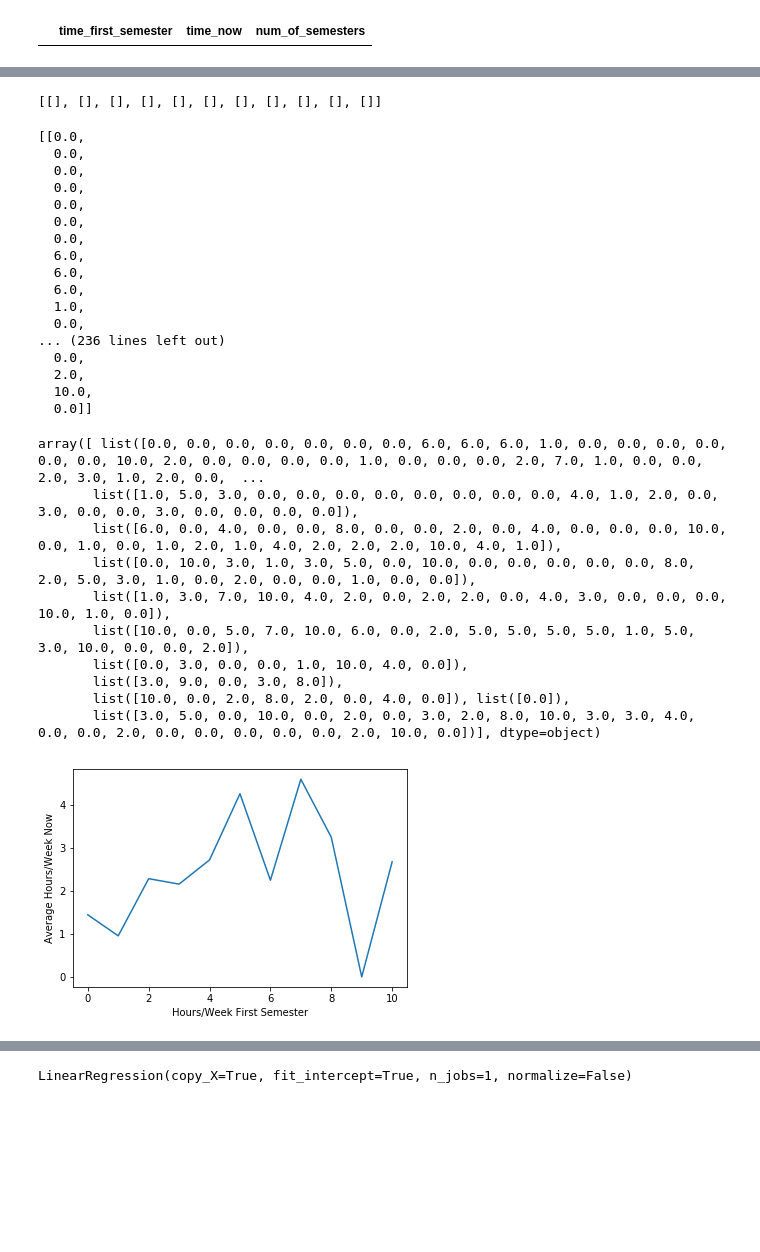
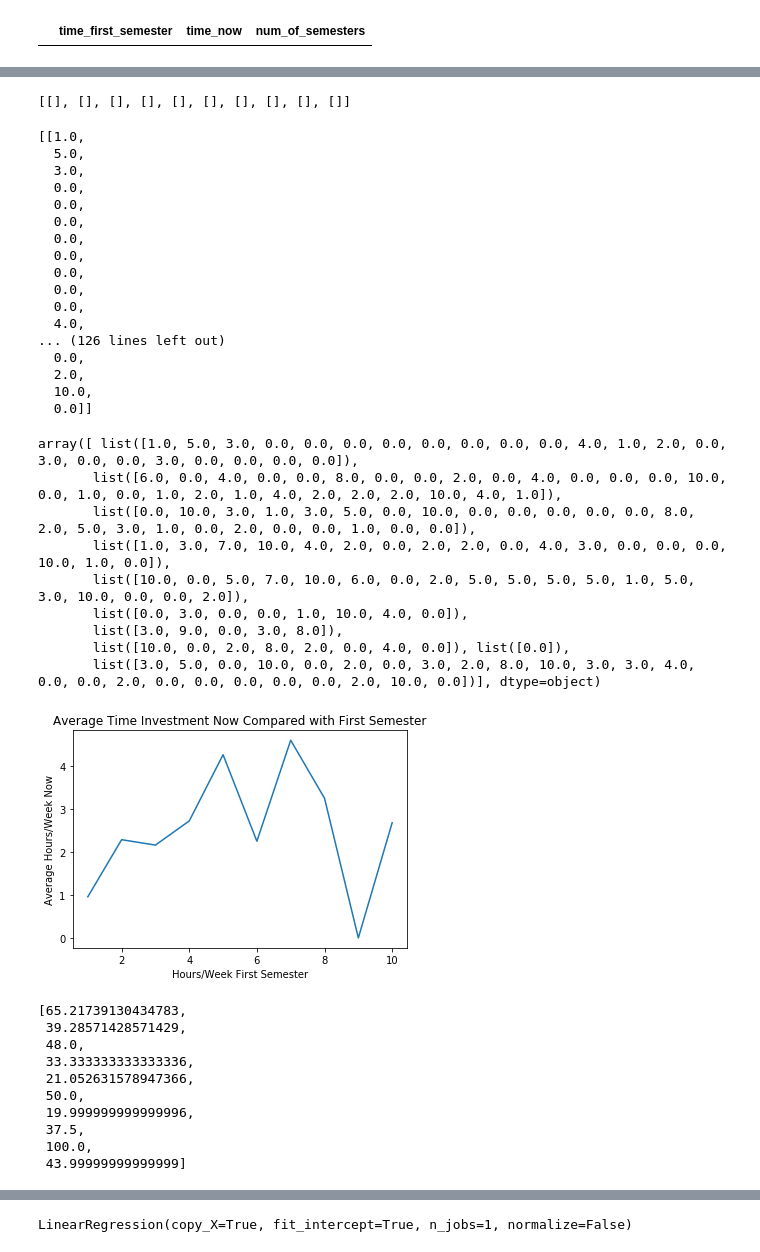
Before and after one commit to emmaling27/sgo-time-investment, a Jupyter notebook: survey_responses_analysis.ipynb, the cells around one changed output, grey strips where cells are left out. Drawn from its saved outputs; the diff is of its cells as text; code cells hidden in the pictures; blank space fills up the shorter version.

```diff
--- a/survey_responses_analysis.ipynb
+++ b/survey_responses_analysis.ipynb
@@ -91,7 +92,7 @@ plt.show()
 # %%
-time_now = [ [] for _ in range(11)]
+time_now = [ [] for _ in range(10)]
 time_now
 # %% [output]
-[[], [], [], [], [], [], [], [], [], [], []]
+[[], [], [], [], [], [], [], [], [], []]
 # %%
 for sgo in relevant_data:
@@ -99,19 +100,19 @@ for sgo in relevant_data:
 # %%
 time_now
 # %% [output]
-[[0.0,
+[[1.0,
+  5.0,
+  3.0,
   0.0,
   0.0,
   0.0,
   0.0,
   0.0,
   0.0,
-  6.0,
-  6.0,
-  6.0,
-  1.0,
   0.0,
-... (236 lines left out)
+  0.0,
+  4.0,
+... (126 lines left out)
   0.0,
   2.0,
   10.0,
@@ -119,8 +120,7 @@ time_now
 # %%
 np.array(time_now)
 # %% [output]
-array([ list([0.0, 0.0, 0.0, 0.0, 0.0, 0.0, 0.0, 6.0, 6.0, 6.0, 1.0, 0.0, 0.0, 0.0, 0.0, 0.0, 0.0, 10.0, 2.0, 0.0, 0.0, 0.0, 0.0, 1.0, 0.0, 0.0, 0.0, 2.0, 7.0, 1.0, 0.0, 0.0, 2.0, 3.0, 1.0, 2.0, 0.0,  ...
-       list([1.0, 5.0, 3.0, 0.0, 0.0, 0.0, 0.0, 0.0, 0.0, 0.0, 0.0, 4.0, 1.0, 2.0, 0.0, 3.0, 0.0, 0.0, 3.0, 0.0, 0.0, 0.0, 0.0]),
+array([ list([1.0, 5.0, 3.0, 0.0, 0.0, 0.0, 0.0, 0.0, 0.0, 0.0, 0.0, 4.0, 1.0, 2.0, 0.0, 3.0, 0.0, 0.0, 3.0, 0.0, 0.0, 0.0, 0.0]),
        list([6.0, 0.0, 4.0, 0.0, 0.0, 8.0, 0.0, 0.0, 2.0, 0.0, 4.0, 0.0, 0.0, 0.0, 10.0, 0.0, 1.0, 0.0, 1.0, 2.0, 1.0, 4.0, 2.0, 2.0, 2.0, 10.0, 4.0, 1.0]),
        list([0.0, 10.0, 3.0, 1.0, 3.0, 5.0, 0.0, 10.0, 0.0, 0.0, 0.0, 0.0, 0.0, 8.0, 2.0, 5.0, 3.0, 1.0, 0.0, 2.0, 0.0, 0.0, 1.0, 0.0, 0.0]),
        list([1.0, 3.0, 7.0, 10.0, 4.0, 2.0, 0.0, 2.0, 2.0, 0.0, 4.0, 3.0, 0.0, 0.0, 0.0, 10.0, 1.0, 0.0]),
@@ -132,11 +132,12 @@ array([ list([0.0, 0.0, 0.0, 0.0, 0.0, 0.0, 0.0, 6.0, 6.0, 6.0, 1.0, 0.0, 0.0, 0
 # %%
 average_time_now = list(map(lambda x: np.mean(x), time_now))
 # %%
-plt.plot(range(11), average_time_now)
+plt.plot(range(1,11), average_time_now)
 plt.ylabel('Average Hours/Week Now')
 plt.xlabel('Hours/Week First Semester')
-plt.savefig('average.png')
+plt.title('Average Time Investment Now Compared with First Semester')
+plt.savefig('average_without_zero.png')
 plt.show()
 # %% [output]
-[figure, old version]
+[figure, new version]
 # %%
@@ -144 +145,14 @@ percent_dropped = list(map(lambda x: 1 - np.count_nonzero(x)/len(x), time_now))
+# %%
+percent_dropped
+# %% [output]
+[65.21739130434783,
+ 39.28571428571429,
+ 48.0,
+ 33.333333333333336,
+ 21.052631578947366,
+ 50.0,
+ 19.999999999999996,
+ 37.5,
+ 100.0,
+ 43.99999999999999]
 # %%
```
Also changed, not shown: parts of 18 cells of this notebook, 3 other files.
